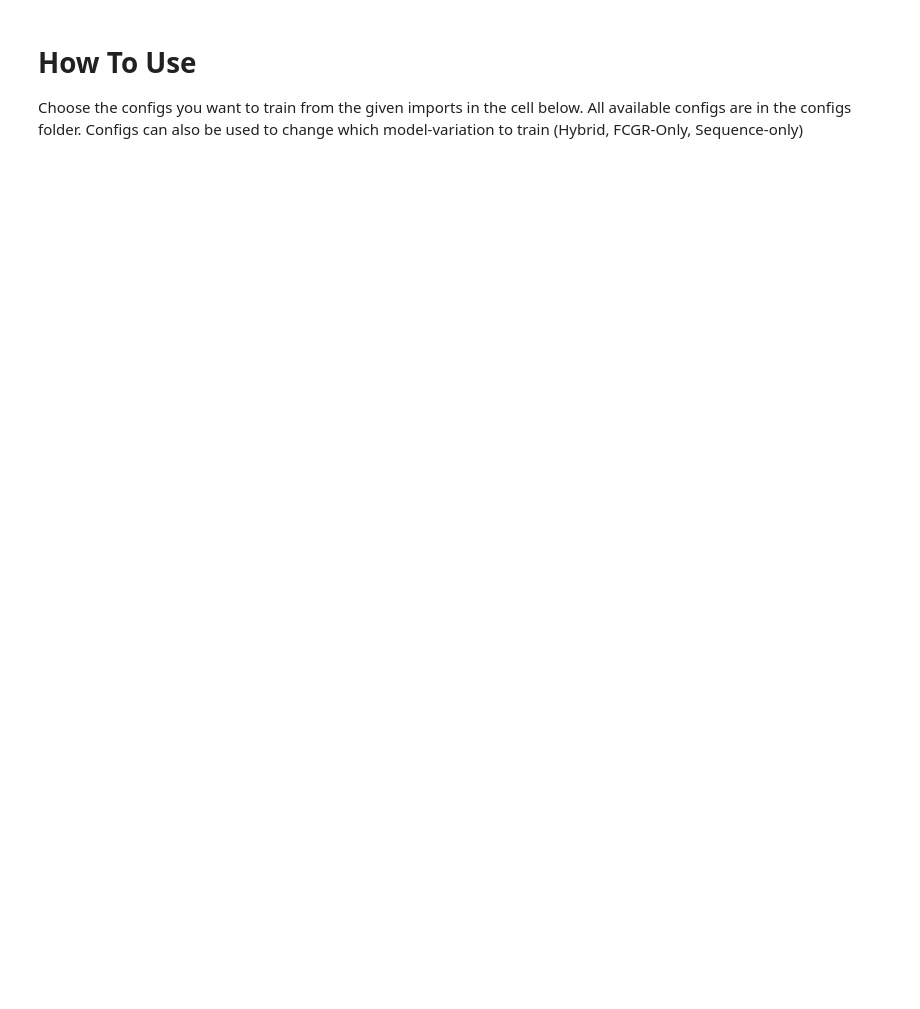
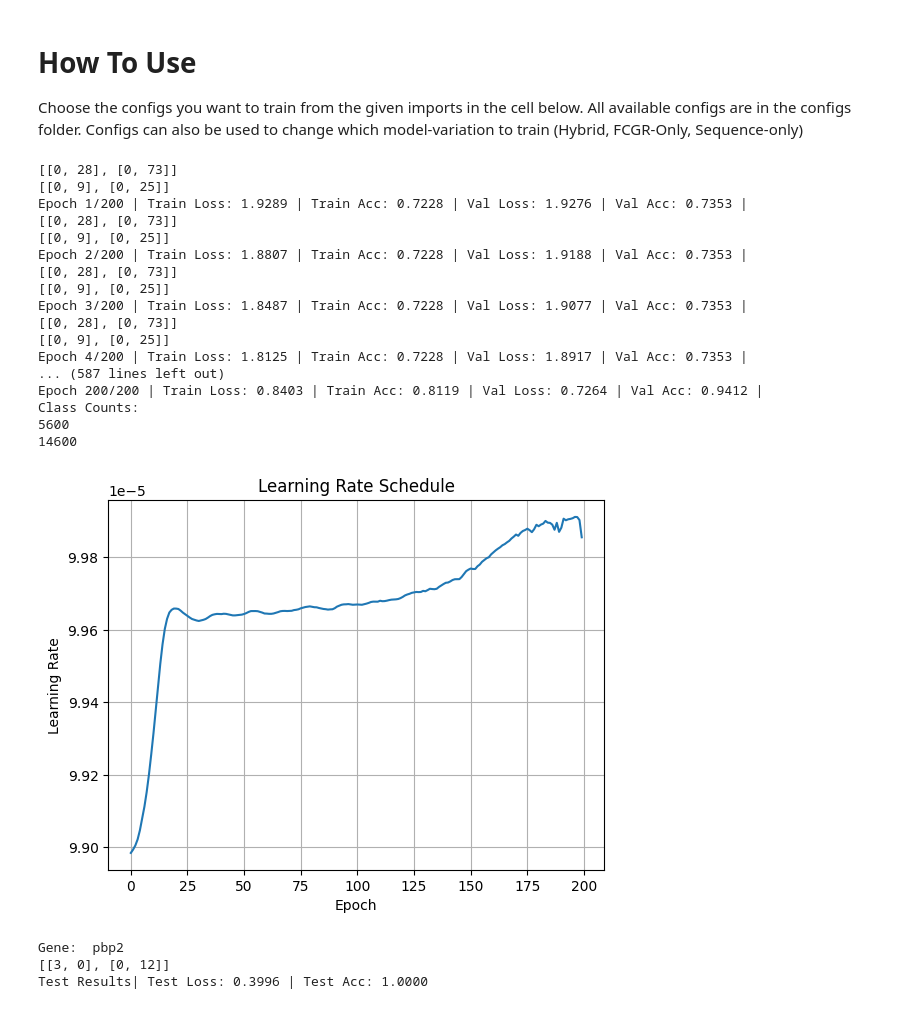
Before and after one commit to JonasBeking/seminar-dlmb-2025-summer-public, a Jupyter notebook: run_training.ipynb, the cells around one changed output. Cells and saved outputs as stored; diff of their text form; code cells hidden in the pictures; blank space fills up the shorter version.

```diff
--- a/run_training.ipynb
+++ b/run_training.ipynb
@@ -113,7 +134,7 @@ def step(metrics : EpochMetrics,dataloader, device : device, model : nn.Module,
 # %%
 from typing import List
 from torch import nn
-from torch.optim.lr_scheduler import CosineAnnealingWarmRestarts
+from torch.optim.lr_scheduler import CosineAnnealingWarmRestarts,StepLR
 from amr.dataloaders import get_train_val_dataloaders
 from configs.config import GeneModelConfig
 from evaluation.epochmetrics import EpochMetrics
@@ -141,6 +162,7 @@ class WeightSaver:
 def train(model, device, optimizer, config: GeneModelConfig):
     train_loader, val_loader, weights = get_train_val_dataloaders(config=config)
 
+
     scheduler = CosineAnnealingWarmRestarts(
         optimizer,
         T_0=30,
@@ -148,9 +170,13 @@ def train(model, device, optimizer, config: GeneModelConfig):
         eta_min=1e-10,
     )
 
+
+    lr_history = []
+
     class_weights = torch.tensor(
         [weights[1], weights[0]] if config.lossweighting else [1.0, 1.0]
     ).to(device=device)
+
     criterion = nn.CrossEntropyLoss(weight=class_weights)
     weight_saver = WeightSaver(model=model)
 
@@ -174,6 +200,8 @@ def train(model, device, optimizer, config: GeneModelConfig):
             )
 
         scheduler.step(metrics.val_loss)
+        lr = optimizer.param_groups[0]['lr']
+        lr_history.append(lr)
         progress.append(metrics)
         weight_saver.check_and_save(metrics)
         metrics.print_train(num_epochs)
@@ -182,6 +210,13 @@ def train(model, device, optimizer, config: GeneModelConfig):
     print(t0)
     print(t1)
 
+    plt.plot(lr_history)
+    plt.xlabel("Epoch")
+    plt.ylabel("Learning Rate")
+    plt.title("Learning Rate Schedule")
+    plt.grid(True)
+    plt.show()
+
     if config.returnlowestvalloss:
         weight_saver.restore_best_weights()
 
@@ -432,34 +500,53 @@ from configs.staphy_config_fcgr import (
     grlB_config,
     gyrA_config,
     ileS_config,
     pbp2_config,
     pbp4_promoter_config,
     rpoB_config
 )
 from datetime import datetime
 import os
 import json
 from dataclasses import asdict
 
-
 def save_config_to_json(config: GeneModelConfig, path: str):
     with open(path, "w") as f:
         json.dump(asdict(config), f, indent=4)
-
 
 timestamp = datetime.now().strftime("%Y%m%d_%H%M%S")
 results_dir = os.path.join("results", timestamp)
 os.makedirs(results_dir, exist_ok=True)
 
-
-for config in staphy_configs:
+for config in [pbp2_config]:
     torch.manual_seed(0)
     np.random.seed(0)
     random.seed(0)
     torch.use_deterministic_algorithms(True)
     config_dir = os.path.join(results_dir, config.name)
     os.makedirs(config_dir, exist_ok=True)
     results = train_and_test_config(config)
     plot_full_results(results, config_dir, config)
     save_config_to_json(config, os.path.join(config_dir, "config.json"))
     save_results(results, config, config_dir)
+# %% [output]
+[[0, 28], [0, 73]]
+[[0, 9], [0, 25]]
+Epoch 1/200 | Train Loss: 1.9289 | Train Acc: 0.7228 | Val Loss: 1.9276 | Val Acc: 0.7353 |
+[[0, 28], [0, 73]]
+[[0, 9], [0, 25]]
+Epoch 2/200 | Train Loss: 1.8807 | Train Acc: 0.7228 | Val Loss: 1.9188 | Val Acc: 0.7353 |
+[[0, 28], [0, 73]]
+[[0, 9], [0, 25]]
+Epoch 3/200 | Train Loss: 1.8487 | Train Acc: 0.7228 | Val Loss: 1.9077 | Val Acc: 0.7353 |
+[[0, 28], [0, 73]]
+[[0, 9], [0, 25]]
+Epoch 4/200 | Train Loss: 1.8125 | Train Acc: 0.7228 | Val Loss: 1.8917 | Val Acc: 0.7353 |
+... (587 lines left out)
+Epoch 200/200 | Train Loss: 0.8403 | Train Acc: 0.8119 | Val Loss: 0.7264 | Val Acc: 0.9412 |
+Class Counts:
+5600
+14600
+[figure, added]
+Gene:  pbp2
+[[3, 0], [0, 12]]
+Test Results| Test Loss: 0.3996 | Test Acc: 1.0000
```
Also changed, not shown: parts of 3 cells of this notebook, 7 other files.
